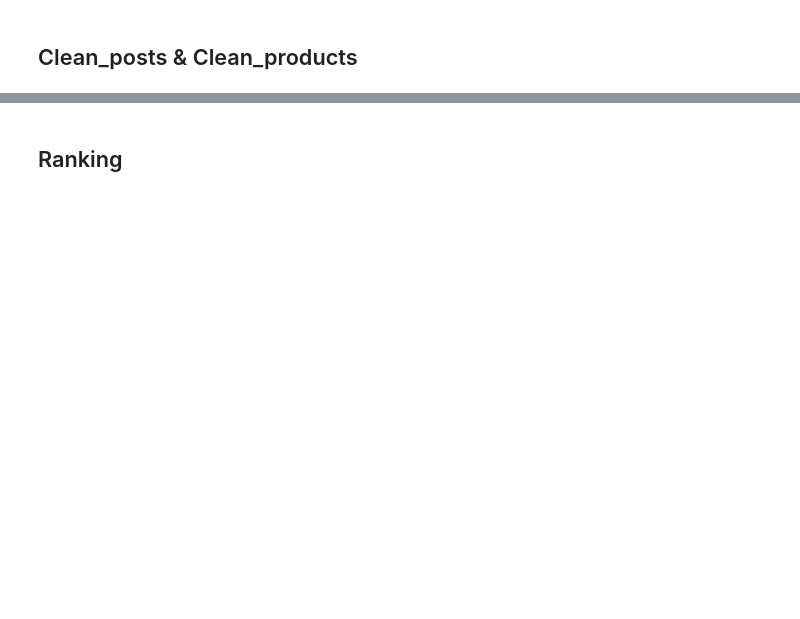
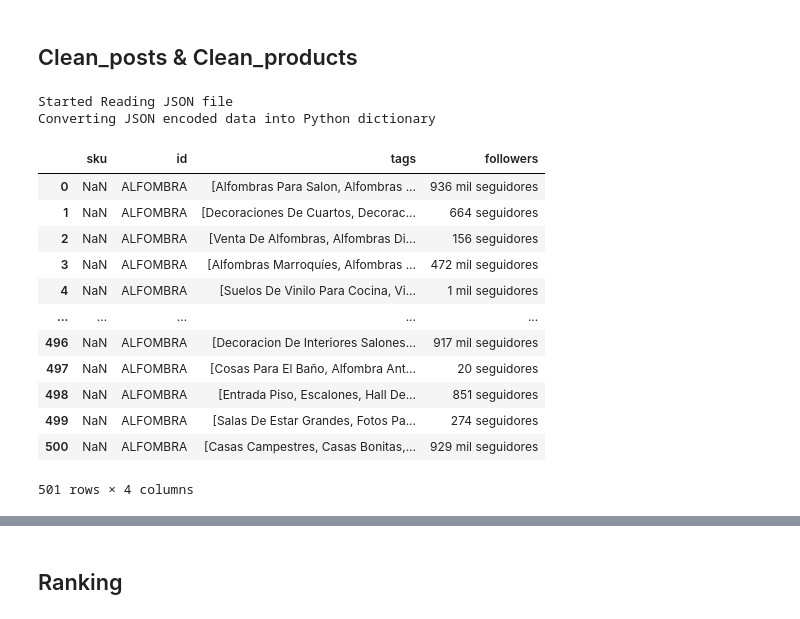
Before and after one commit to luisgogu/Trend-Analytics, a Jupyter notebook: Data Kave/read_cleanData_Aina.ipynb, the cells around one changed output, grey strips where cells are left out. Cells and saved outputs as stored; diff of their text form; code cells hidden in the pictures; blank space fills up the shorter version.

```diff
--- a/Data Kave/read_cleanData_Aina.ipynb
+++ b/Data Kave/read_cleanData_Aina.ipynb
@@ -16,3 +16,9 @@ data = pd.DataFrame(developer).reindex(columns=['sku','descripcion','img_ambient
 # %% [output]
 Started Reading JSON file
 Converting JSON encoded data into Python dictionary
+# %%
+with open("../Scraping/items2/ALFOMBRA.19104.json", "r") as read_file:
+    developer = json.load(read_file)
+
+
+alfombras = pd.DataFrame(developer).reindex(columns=['id','title','image', 'description','tags'])
@@ -26,4 +62,31 @@ file_to_read.close()
 file_to_read = open("clean_products.pickle", "rb")
 products = pickle.load(file_to_read)
 file_to_read.close()
+# %%
+print("Started Reading JSON file")
+with open("../Scraping/items2/ALFOMBRA.19104.json", "r") as read_file:
+    print("Converting JSON encoded data into Python dictionary")
+    developer = json.load(read_file)
+
+
+data = pd.DataFrame(developer).reindex(columns=['id', 'tags', 'followers'])
+# %% [output]
+Started Reading JSON file
+Converting JSON encoded data into Python dictionary
+# %%
+data
+# %% [output]
+|  | sku | id | tags | followers |
+| 0 | NaN | ALFOMBRA | [Alfombras Para Salon, Alfombras ... | 936 mil seguidores |
+| 1 | NaN | ALFOMBRA | [Decoraciones De Cuartos, Decorac... | 664 seguidores |
+| 2 | NaN | ALFOMBRA | [Venta De Alfombras, Alfombras Di... | 156 seguidores |
+| 3 | NaN | ALFOMBRA | [Alfombras Marroquíes, Alfombras ... | 472 mil seguidores |
+| 4 | NaN | ALFOMBRA | [Suelos De Vinilo Para Cocina, Vi... | 1 mil seguidores |
+| ... | ... | ... | ... | ... |
+| 496 | NaN | ALFOMBRA | [Decoracion De Interiores Salones... | 917 mil seguidores |
+| 497 | NaN | ALFOMBRA | [Cosas Para El Baño, Alfombra Ant... | 20 seguidores |
+| 498 | NaN | ALFOMBRA | [Entrada Piso, Escalones, Hall De... | 851 seguidores |
+| 499 | NaN | ALFOMBRA | [Salas De Estar Grandes, Fotos Pa... | 274 seguidores |
+| 500 | NaN | ALFOMBRA | [Casas Campestres, Casas Bonitas,... | 929 mil seguidores |
+501 rows × 4 columns
 # %%
```
Also changed, not shown: parts of 9 cells of this notebook, 9 other files.
